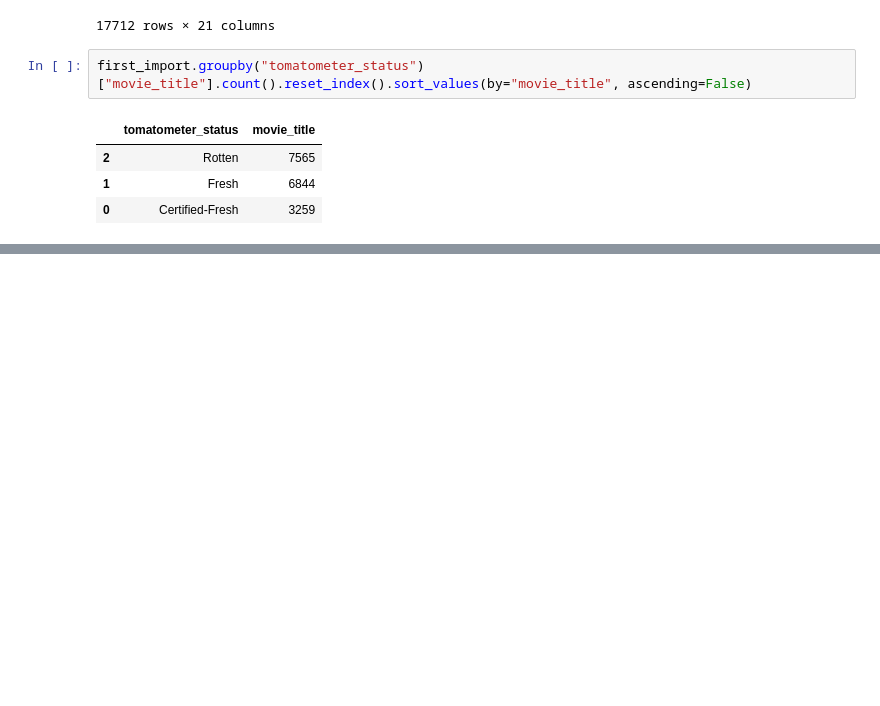
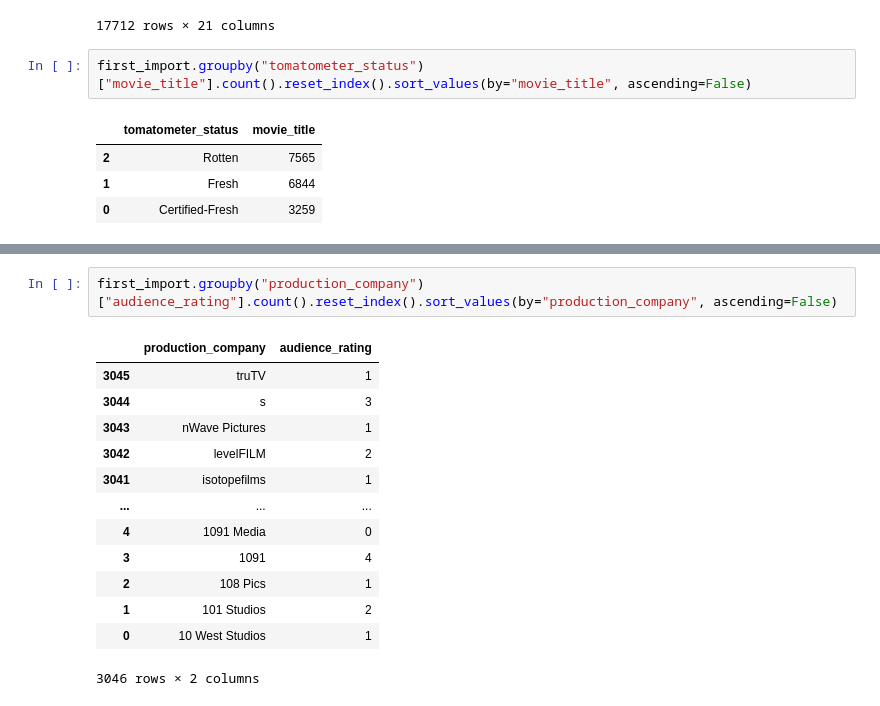
Before and after one commit to yusephs/Coursework, a Jupyter notebook: bisic.ipynb, the cells around one changed output, grey strips where cells are left out. Cells and saved outputs as stored; diff of their text form; blank space fills up the shorter version.

```diff
--- a/bisic.ipynb
+++ b/bisic.ipynb
@@ -258,0 +277,16 @@ first_import.groupby("tomatometer_status")["movie_title"].count().reset_index().
+# %%
+first_import.groupby("production_company")["audience_rating"].count().reset_index().sort_values(by="production_company", ascending=False)
+# %% [output]
+|  | production_company | audience_rating |
+| 3045 | truTV | 1 |
+| 3044 | s | 3 |
+| 3043 | nWave Pictures | 1 |
+| 3042 | levelFILM | 2 |
+| 3041 | isotopefilms | 1 |
+| ... | ... | ... |
+| 4 | 1091 Media | 0 |
+| 3 | 1091 | 4 |
+| 2 | 108 Pics | 1 |
+| 1 | 101 Studios | 2 |
+| 0 | 10 West Studios | 1 |
+3046 rows × 2 columns
```
Also changed, not shown: parts of 5 cells of this notebook.
